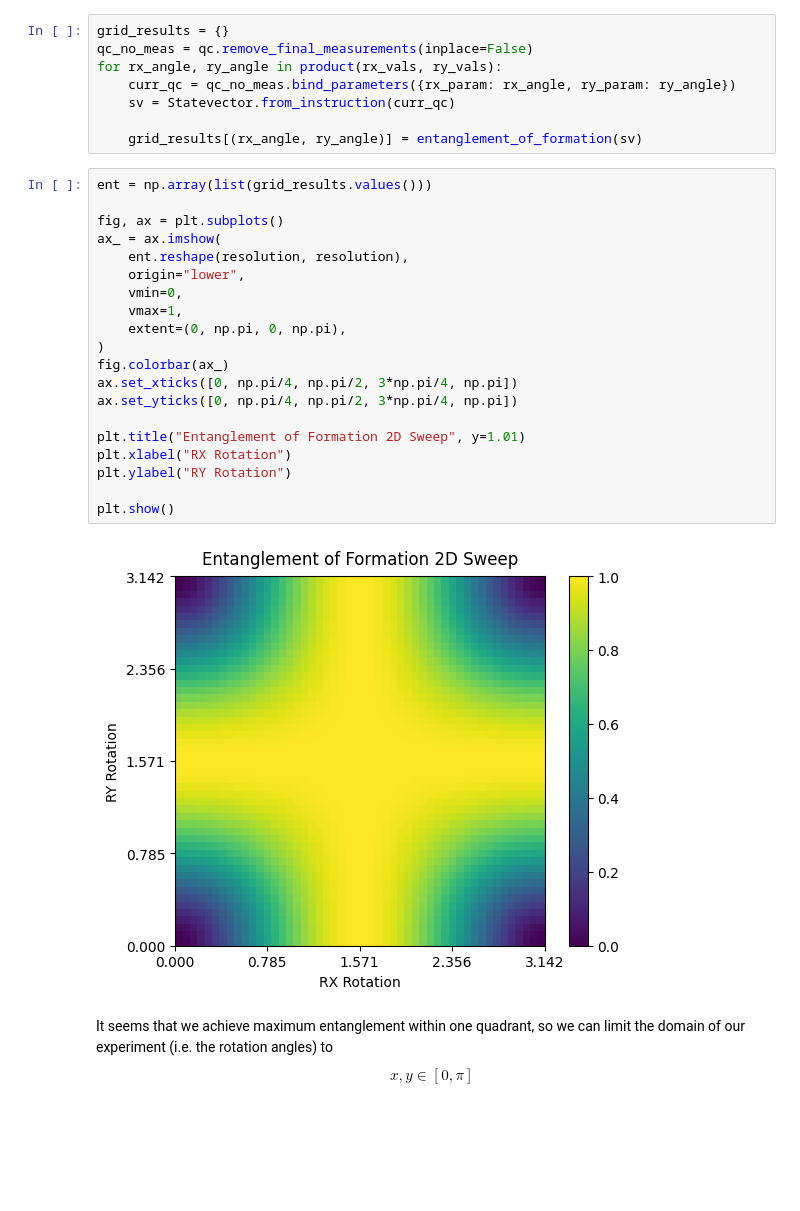
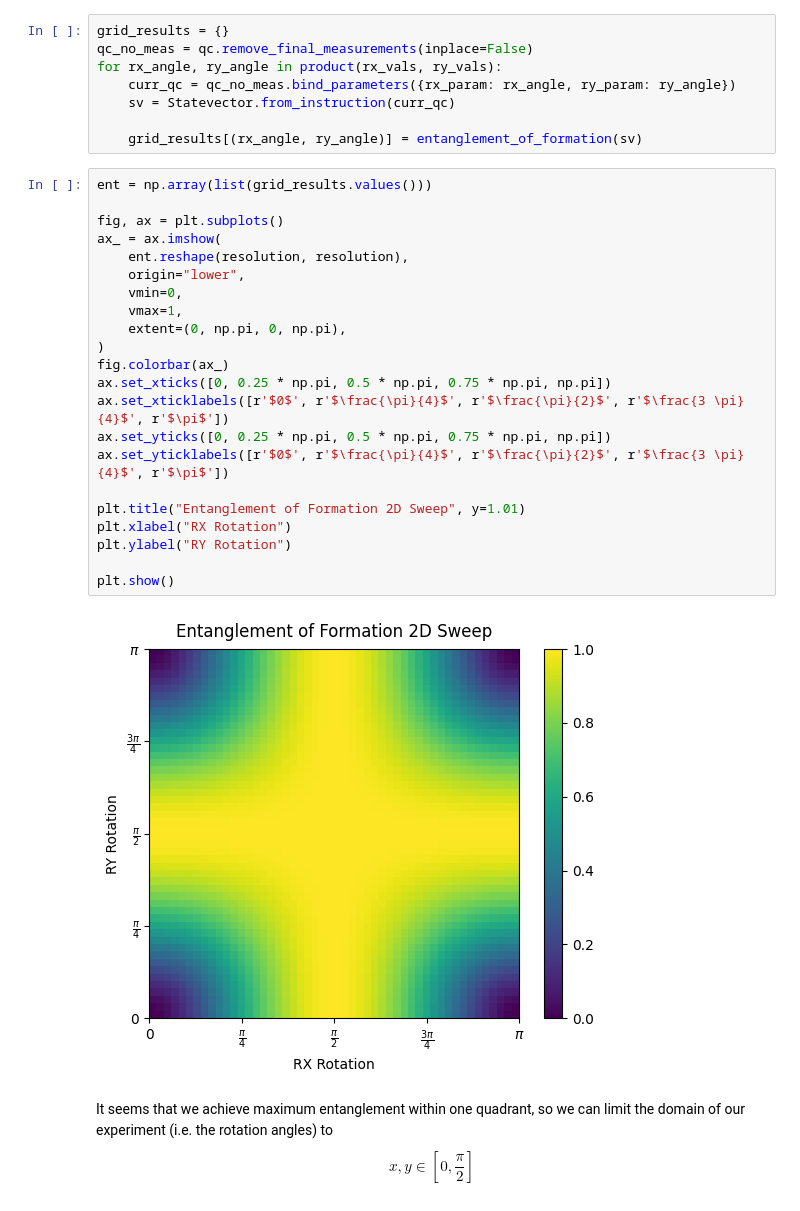
Before and after one commit to nathanieltornow/qtpu, a Jupyter notebook: experiments/05.12-entanglment-fidelity-correlation.ipynb, the cells around one changed output. Cells and saved outputs as stored; diff of their text form; blank space fills up the shorter version.

```diff
--- a/experiments/05.12-entanglment-fidelity-correlation.ipynb
+++ b/experiments/05.12-entanglment-fidelity-correlation.ipynb
@@ -67,24 +68,26 @@ for rx_angle, ry_angle in product(rx_vals, ry_vals):
 # %%
 ent = np.array(list(grid_results.values()))
 
 fig, ax = plt.subplots()
 ax_ = ax.imshow(
     ent.reshape(resolution, resolution),
     origin="lower",
     vmin=0,
     vmax=1,
     extent=(0, np.pi, 0, np.pi),
 )
 fig.colorbar(ax_)
-ax.set_xticks([0, np.pi/4, np.pi/2, 3*np.pi/4, np.pi])
-ax.set_yticks([0, np.pi/4, np.pi/2, 3*np.pi/4, np.pi])
+ax.set_xticks([0, 0.25 * np.pi, 0.5 * np.pi, 0.75 * np.pi, np.pi])
+ax.set_xticklabels([r'$0$', r'$\frac{\pi}{4}$', r'$\frac{\pi}{2}$', r'$\frac{3 \pi}{4}$', r'$\pi$'])
+ax.set_yticks([0, 0.25 * np.pi, 0.5 * np.pi, 0.75 * np.pi, np.pi])
+ax.set_yticklabels([r'$0$', r'$\frac{\pi}{4}$', r'$\frac{\pi}{2}$', r'$\frac{3 \pi}{4}$', r'$\pi$'])
 
 plt.title("Entanglement of Formation 2D Sweep", y=1.01)
 plt.xlabel("RX Rotation")
 plt.ylabel("RY Rotation")
 
 plt.show()
 # %% [output]
-[figure, old version]
+[figure, new version]
 # %% [markdown]
-It seems that we achieve maximum entanglement within one quadrant, so we can limit the domain of our experiment (i.e. the rotation angles) to $$x,y \in [0, \pi]$$
+It seems that we achieve maximum entanglement within one quadrant, so we can limit the domain of our experiment (i.e. the rotation angles) to $$x,y \in [0, \frac{\pi}{2}]$$
```
Also changed, not shown: parts of 9 cells of this notebook, 2 other files.
